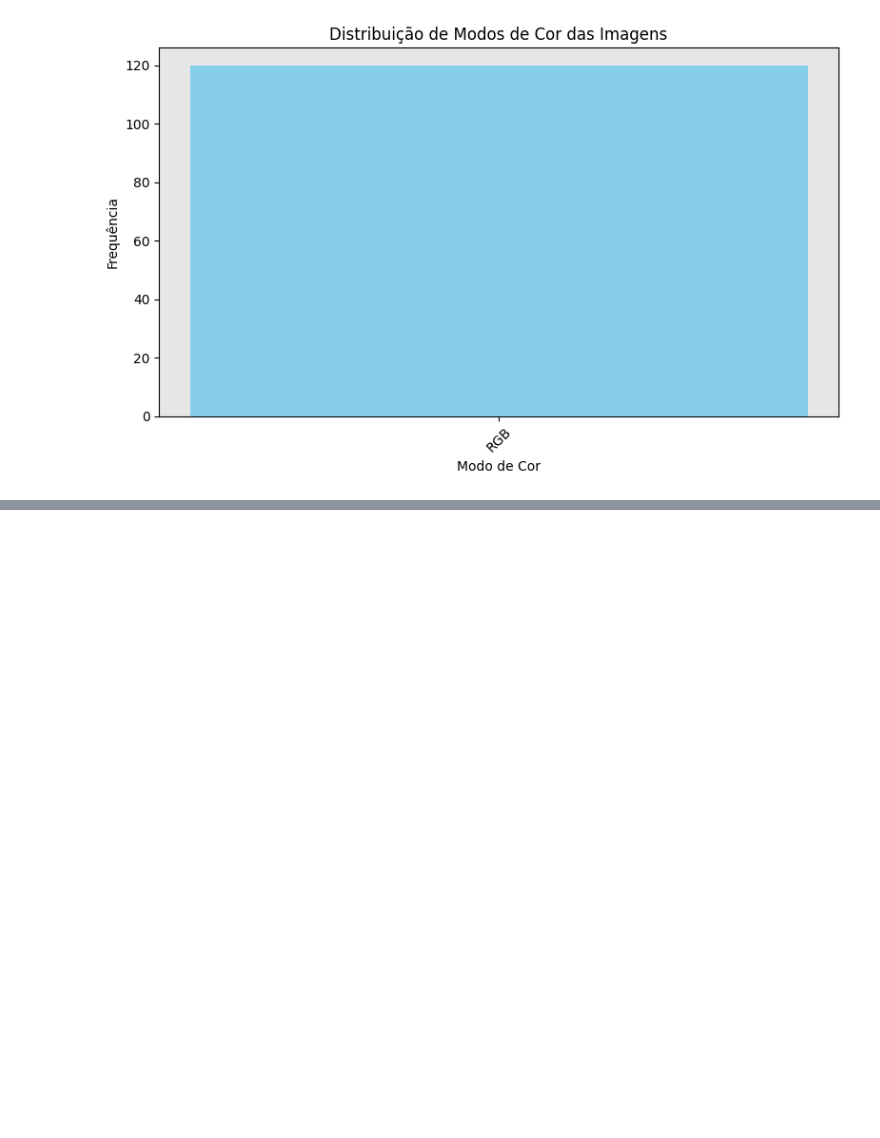
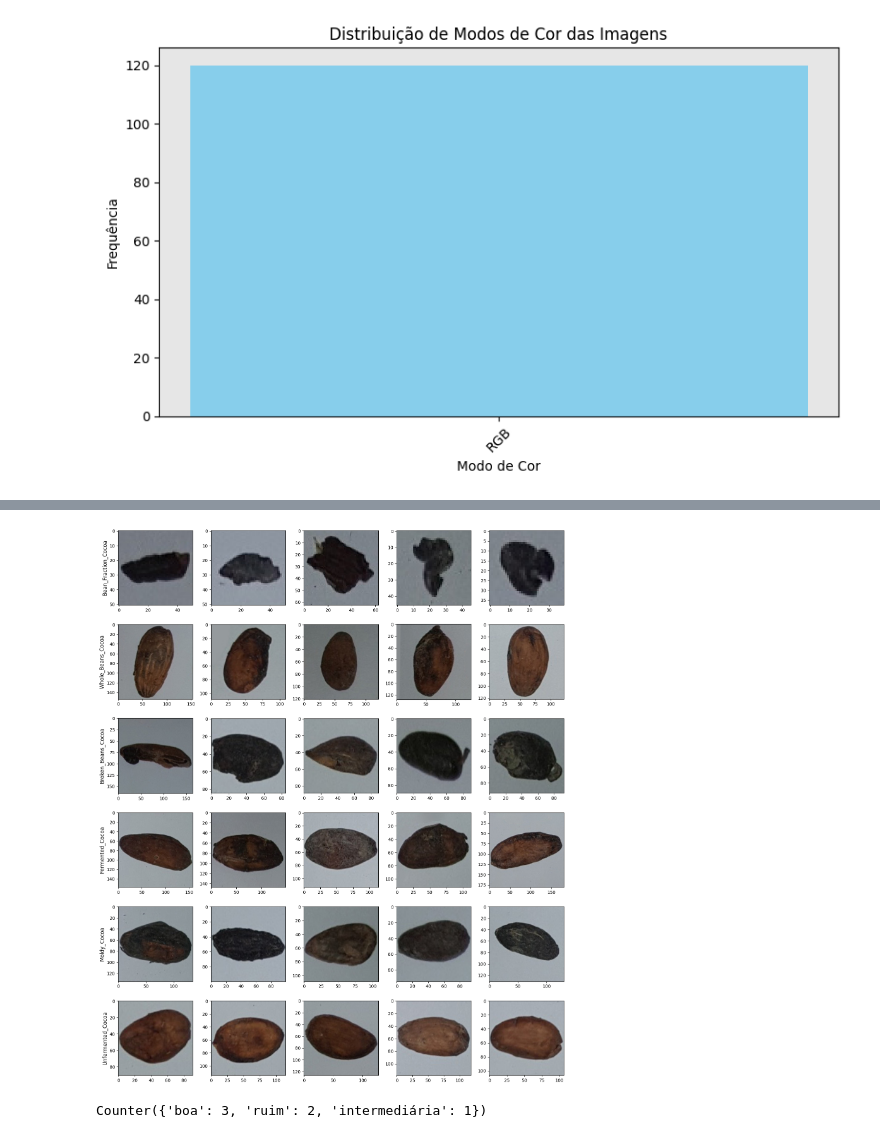
Before and after one commit to Priscilaleylianne/Projeto_Machine_Learning_Aplicacao_02, a Jupyter notebook: Notebooks/1_Analise_Dados_ML_APL_02.ipynb, the cells around one changed output, grey strips where cells are left out. Saved outputs shown, nothing was run; the diff lists cells and outputs as text; code cells hidden in the pictures; blank space fills up the shorter version.

```diff
--- a/Notebooks/1_Analise_Dados_ML_APL_02.ipynb
+++ b/Notebooks/1_Analise_Dados_ML_APL_02.ipynb
@@ -271,0 +307,44 @@ plot_images_per_class(DATASET_DIR, classes, samples=5)
+# %%
+def plot_images_per_class(dataset_dir, classes, samples=5):
+    # Cria uma figura para o gráfico e ajusta o tamanho para acomodar a grade de imagens.
+    plt.figure(figsize=(15, len(classes)*3))
+
+    # Itera sobre cada classe para exibir imagens de amostra.
+    for idx, classe in enumerate(classes):
+        class_path = os.path.join(dataset_dir, classe)
+        # Seleciona as primeiras 'samples' imagens de cada classe.
+        images = os.listdir(class_path)[:samples]
+
+        # Itera sobre as imagens selecionadas para a classe atual.
+        for i, img_name in enumerate(images):
+            img_path = os.path.join(class_path, img_name)
+            img = Image.open(img_path) # Abre a imagem.
+
+            # Cria um subplot na grade: (linhas, colunas, posição atual).
+            plt.subplot(len(classes), samples, idx*samples + i + 1)
+            # Exibe a imagem.
+            plt.imshow(img)
+            # Remove os eixos para uma visualização mais limpa.            plt.axis("off")
+            # Adiciona o nome da classe como rótulo na primeira imagem de cada linha.
+            if i == 0:
+                plt.ylabel(classe, fontsize=12)
+
+    # Ajusta o layout para evitar sobreposição de elementos.
+    plt.tight_layout()
+    # Exibe o gráfico.
+    plt.show()
+
+# Chama a função para plotar as imagens de exemplo das classes do dataset.
+plot_images_per_class(DATASET_DIR, classes, samples=5)
+# %% [output]
+[figure, added]
+# %%
+from collections import Counter
+
+# suponha que y seja a lista/array de rótulos das amostras
+y = ["boa", "boa", "ruim", "intermediária", "boa", "ruim"]
+
+contagens = Counter(y)
+print(contagens)
+# %% [output]
+Counter({'boa': 3, 'ruim': 2, 'intermediária': 1})
```
Also changed, not shown: parts of 6 cells of this notebook.
